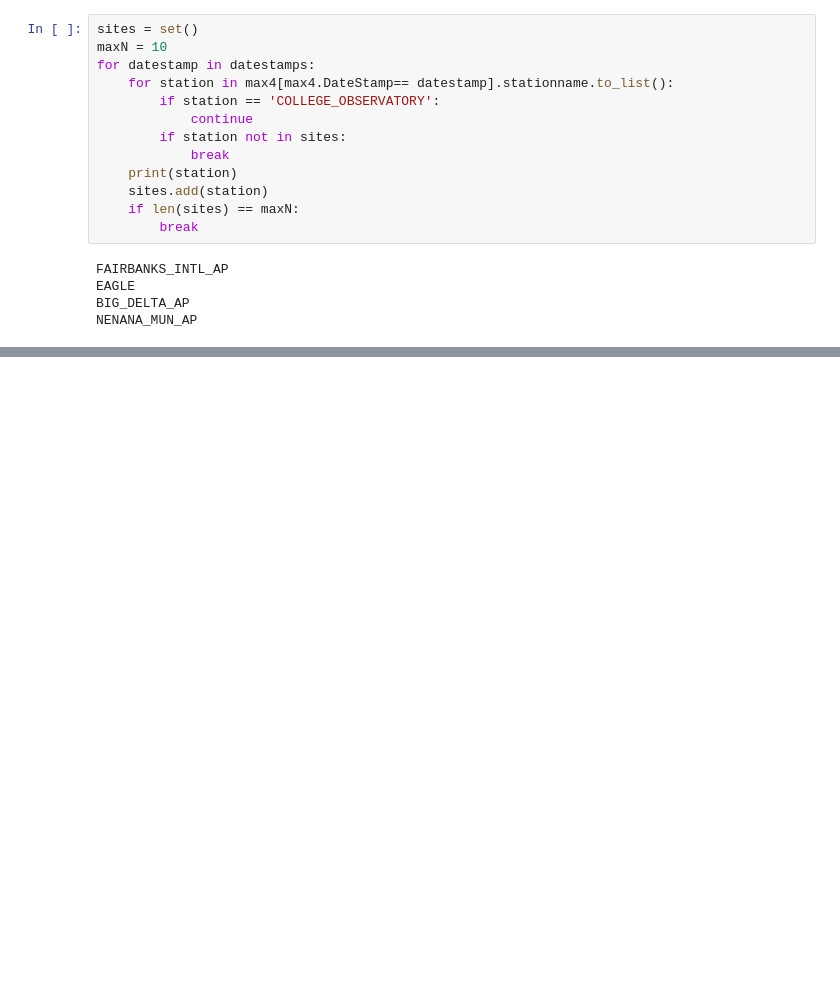
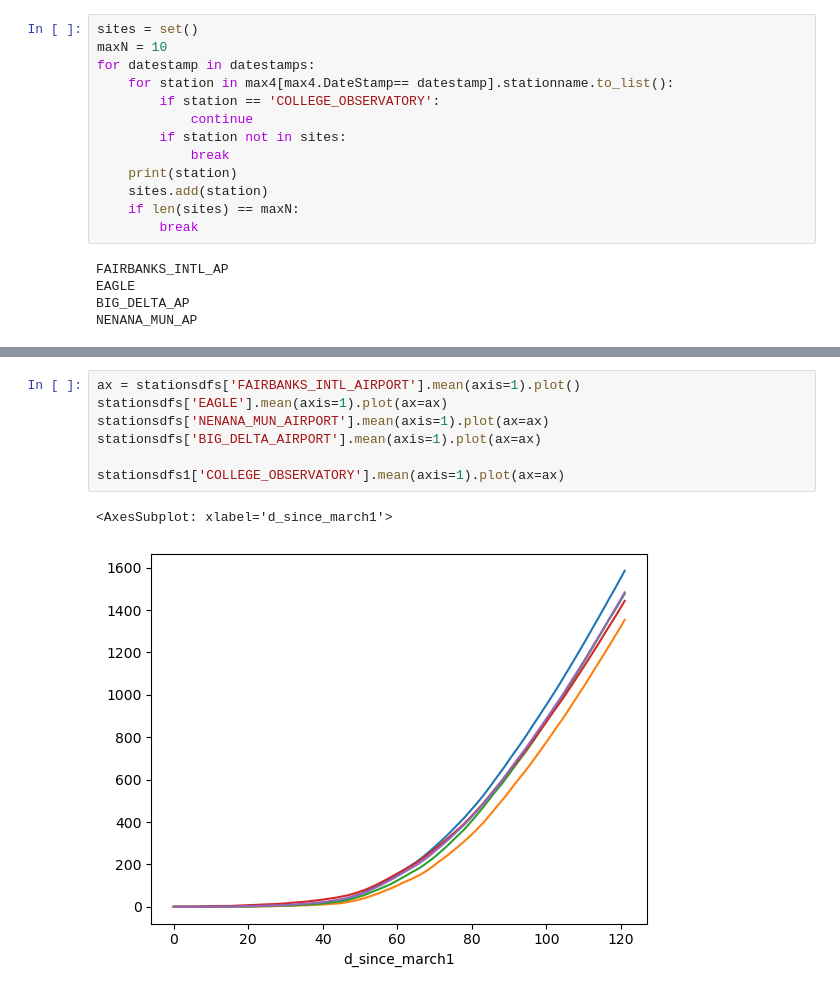
Before and after one commit to chryss/riverice, a Jupyter notebook: JupyterNotebooks/APRFC_ACIS_combinedstations.ipynb, the cells around one changed output, grey strips where cells are left out. Cells and saved outputs as stored; diff of their text form; blank space fills up the shorter version.

```diff
--- a/JupyterNotebooks/APRFC_ACIS_combinedstations.ipynb
+++ b/JupyterNotebooks/APRFC_ACIS_combinedstations.ipynb
@@ -105,0 +165,10 @@ sites2
+# %%
+ax = stationsdfs['FAIRBANKS_INTL_AIRPORT'].mean(axis=1).plot()
+stationsdfs['EAGLE'].mean(axis=1).plot(ax=ax)
+stationsdfs['NENANA_MUN_AIRPORT'].mean(axis=1).plot(ax=ax)
+stationsdfs['BIG_DELTA_AIRPORT'].mean(axis=1).plot(ax=ax)
+
+stationsdfs1['COLLEGE_OBSERVATORY'].mean(axis=1).plot(ax=ax)
+# %% [output]
+<AxesSubplot: xlabel='d_since_march1'>
+[figure, added]
```
Also changed, not shown: parts of 9 cells of this notebook, 2 other files.
